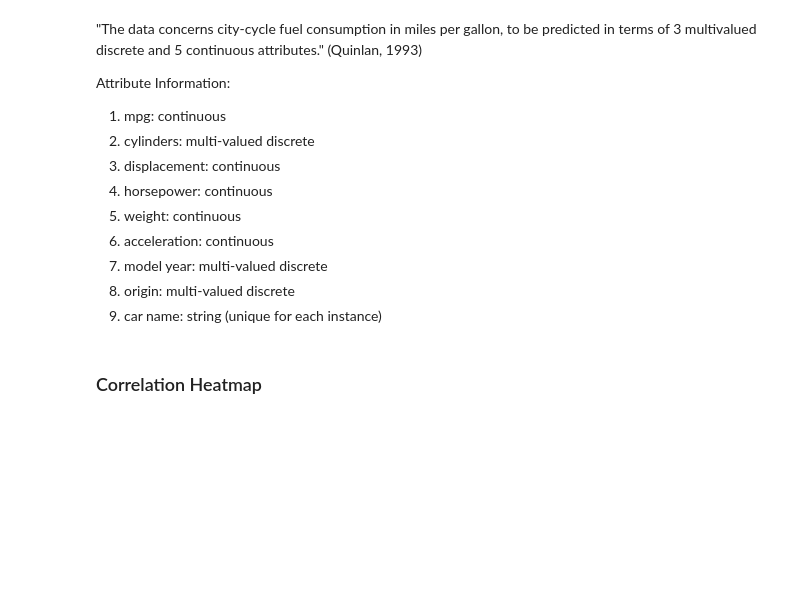
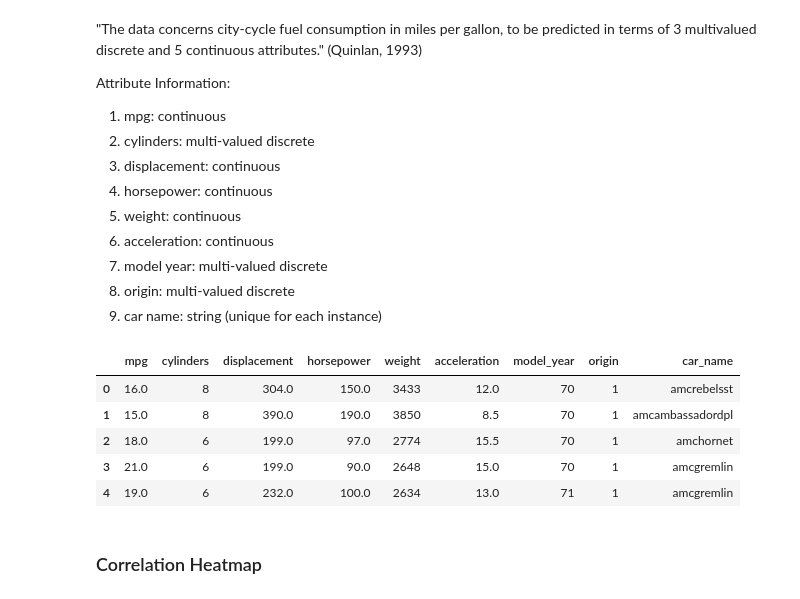
Before and after one commit to jvcm/irt_project, a Jupyter notebook: eda.ipynb, the cells around one changed output. Saved outputs shown, nothing was run; the diff lists cells and outputs as text; code cells hidden in the pictures; blank space fills up the shorter version.

```diff
--- a/eda.ipynb
+++ b/eda.ipynb
@@ -40,6 +40,15 @@ data = pd.read_csv('data/UCI - 45/auto_mpg.csv')
 data.columns = names
 # %%
 data = data.dropna()
+# %%
+data.head()
+# %% [output]
+|  | mpg | cylinders | displacement | horsepower | weight | acceleration | model_year | origin | car_name |
+| 0 | 16.0 | 8 | 304.0 | 150.0 | 3433 | 12.0 | 70 | 1 | amcrebelsst |
+| 1 | 15.0 | 8 | 390.0 | 190.0 | 3850 | 8.5 | 70 | 1 | amcambassadordpl |
+| 2 | 18.0 | 6 | 199.0 | 97.0 | 2774 | 15.5 | 70 | 1 | amchornet |
+| 3 | 21.0 | 6 | 199.0 | 90.0 | 2648 | 15.0 | 70 | 1 | amcgremlin |
+| 4 | 19.0 | 6 | 232.0 | 100.0 | 2634 | 13.0 | 71 | 1 | amcgremlin |
 # %% [markdown]
 ### Correlation Heatmap
 # %%
```
Also changed, not shown: parts of 24 cells of this notebook, 2 other files.
